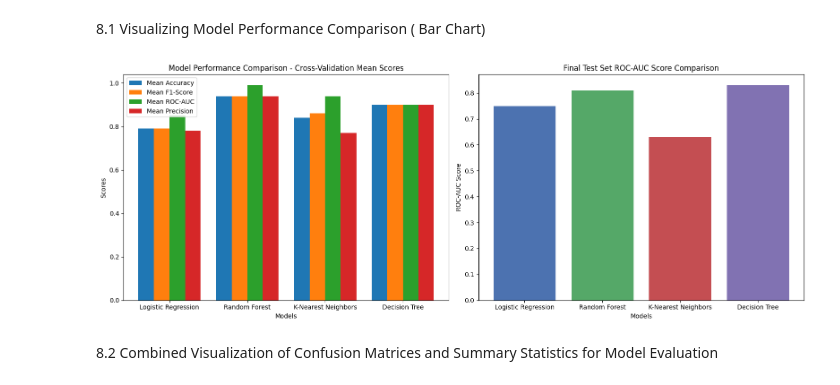
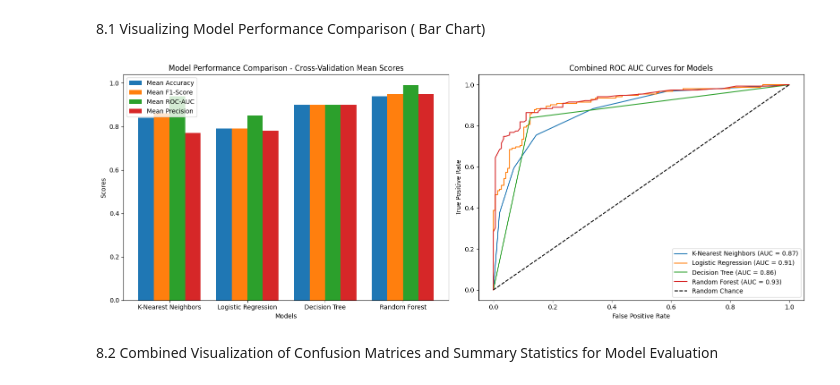
Before and after one commit to Mosota-Kemunto-Gladys-2020/Gladys_phase_3_project, a Jupyter notebook: index_3.ipynb, the cells around one changed output. Drawn from its saved outputs; the diff is of its cells as text; code cells hidden in the pictures.

```diff
--- a/index_3.ipynb
+++ b/index_3.ipynb
@@ -1111,47 +1255,81 @@ ROC-AUC Score:
 # %%
 import matplotlib.pyplot as plt
 import numpy as np
+from sklearn.metrics import roc_curve, auc
+from sklearn.datasets import make_classification
+from sklearn.model_selection import train_test_split
+from sklearn.ensemble import RandomForestClassifier
+from sklearn.neighbors import KNeighborsClassifier
+from sklearn.tree import DecisionTreeClassifier
+from sklearn.linear_model import LogisticRegression
 
-# Data for the first plot (Cross-Validation Mean Scores)
-models = ['Logistic Regression', 'Random Forest', 'K-Nearest Neighbors', 'Decision Tree']
+# Rearranged models from baseline (K-Nearest Neighbors) to best (Random Forest)
+models = ['K-Nearest Neighbors', 'Logistic Regression', 'Decision Tree', 'Random Forest']
 mean_scores = {
-    'Mean Accuracy': [0.79, 0.94, 0.84, 0.90],
-    'Mean F1-Score': [0.79, 0.94, 0.86, 0.90],
-    'Mean ROC-AUC': [0.85, 0.99, 0.94, 0.90],
-    'Mean Precision': [0.78, 0.94, 0.77, 0.90]
+    'Mean Accuracy': [0.84, 0.79, 0.90, 0.94],
+    'Mean F1-Score': [0.86, 0.79, 0.90, 0.95],
+    'Mean ROC-AUC': [0.94, 0.85, 0.90, 0.99],
+    'Mean Precision': [0.77, 0.78, 0.90, 0.95]
 }
 
-# Data for the second plot (Final Test Set ROC-AUC Score Comparison)
-roc_auc_scores = [0.75, 0.81, 0.63, 0.83]
+# Generate synthetic data for demonstration
+X, y = make_classification(n_samples=1000, n_features=20, random_state=42)
+X_train, X_test, y_train, y_test = train_test_split(X, y, test_size=0.3, random_state=42)
+
+# Define the models
+model_dict = {
+    'K-Nearest Neighbors': KNeighborsClassifier(),
+    'Logistic Regression': LogisticRegression(),
+    'Decision Tree': DecisionTreeClassifier(),
+    'Random Forest': RandomForestClassifier()
+}
 
 # Create a figure with 2 subplots in 1 row
 fig, axes = plt.subplots(1, 2, figsize=(16, 6))
 
 # Plot the first chart: Model Performance Comparison - Cross-Validation Mean Scores
 x = np.arange(len(models))
 width = 0.2
 
 for i, (metric, values) in enumerate(mean_scores.items()):
     axes[0].bar(x + i * width, values, width=width, label=metric)
 
 axes[0].set_xlabel('Models')
 axes[0].set_ylabel('Scores')
 axes[0].set_title('Model Performance Comparison - Cross-Validation Mean Scores')
 axes[0].set_xticks(x + width * 1.5)
 axes[0].set_xticklabels(models)
 axes[0].legend()
 
-# Plot the second chart: Final Test Set ROC-AUC Score Comparison
-axes[1].bar(models, roc_auc_scores, color=['#4c72b0', '#55a868', '#c44e52', '#8172b2'])
-axes[1].set_xlabel('Models')
-axes[1].set_ylabel('ROC-AUC Score')
-axes[1].set_title('Final Test Set ROC-AUC Score Comparison')
+# Plot the second chart: Combined ROC AUC Curves
+for model_name, model in model_dict.items():
+    # Fit the model
+    model.fit(X_train, y_train)
+
+    # Predict probabilities
+    y_proba = model.predict_proba(X_test)[:, 1]
+
+    # Calculate ROC curve and AUC
+    fpr, tpr, _ = roc_curve(y_test, y_proba)
+    roc_auc = auc(fpr, tpr)
+
+    # Plot ROC curve
+    axes[1].plot(fpr, tpr, label=f'{model_name} (AUC = {roc_auc:.2f})')
+
+# Plot random chance line
+axes[1].plot([0, 1], [0, 1], 'k--', label='Random Chance')
+
+# Set plot properties for ROC AUC curves
+axes[1].set_xlabel('False Positive Rate')
+axes[1].set_ylabel('True Positive Rate')
+axes[1].set_title('Combined ROC AUC Curves for Models')
+axes[1].legend(loc='lower right')
 
 # Adjust layout
 plt.tight_layout()
 plt.show()
 # %% [output]
-[figure, old version]
+[figure, new version]
 # %% [markdown]
 8.2 Combined Visualization of Confusion Matrices and Summary Statistics for Model Evaluation
 # %%
```
Also changed, not shown: parts of 25 cells of this notebook, 2 other files.
